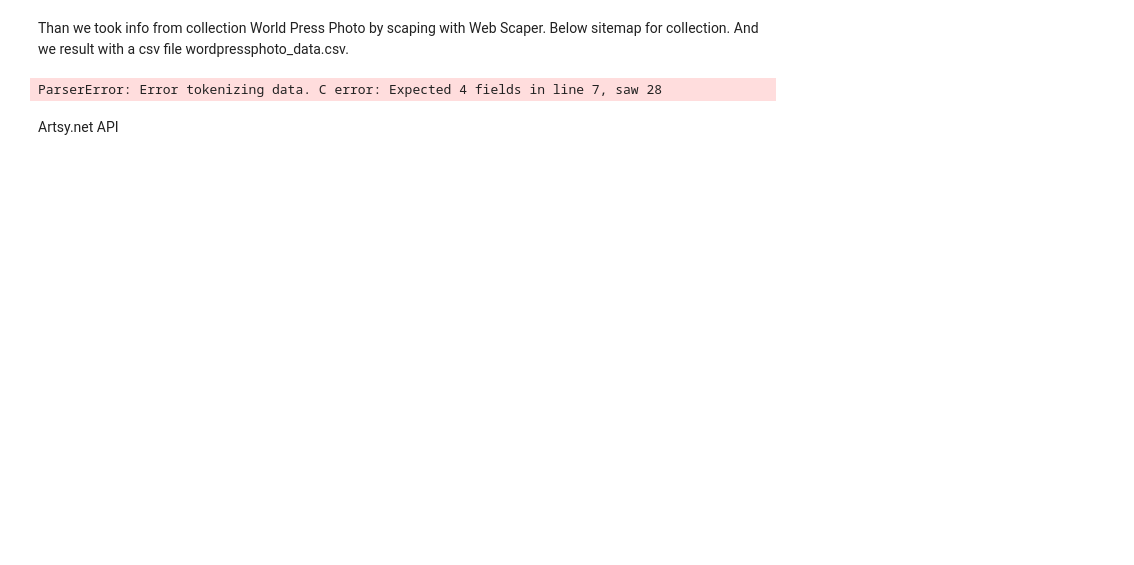
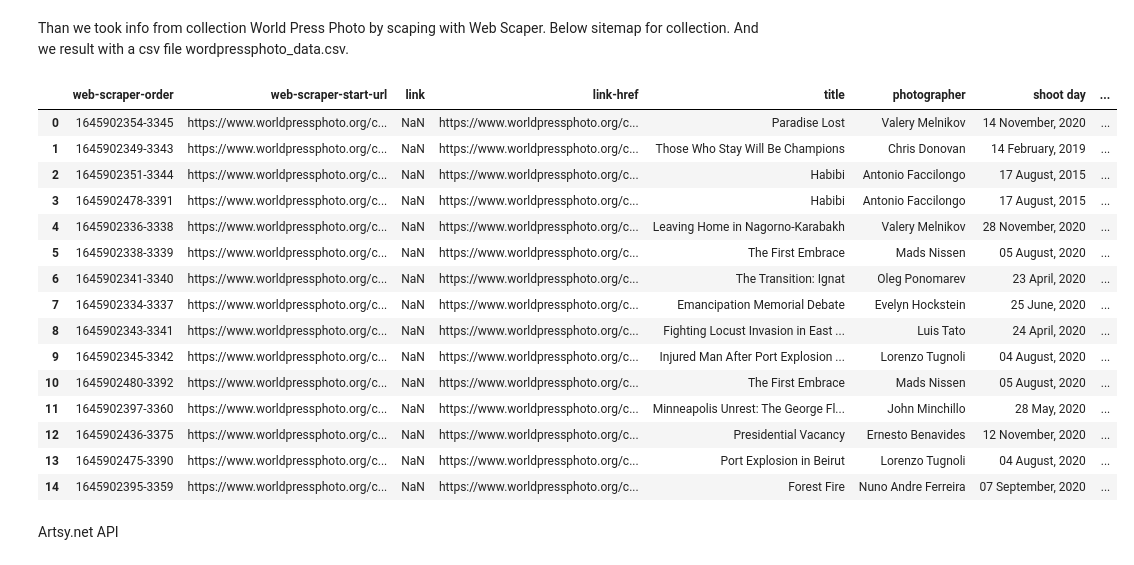
Before and after one commit to GiuliaVenditti/DigiatalStoryTelling, a Jupyter notebook: photo-notebook copy.ipynb, the cells around one changed output. Cells and saved outputs as stored; diff of their text form; code cells hidden in the pictures; blank space fills up the shorter version.

```diff
--- a/photo-notebook copy.ipynb
+++ b/photo-notebook copy.ipynb
@@ -154,8 +151,25 @@ sitemap = '{"_id":"wordpressphoto","startUrl":["https://www.worldpressphoto.org/
-
-df = pd.read_csv("wordpressphoto_data.csv")
-
-df.head(15)
-# %% [output]
-ParserError: Error tokenizing data. C error: Expected 4 fields in line 7, saw 28
+# %%
+import pandas as pd
+
+dataframe = pd.read_csv("wordpressphoto_data.csv", delimiter=";")
+
+dataframe.head(15)
+# %% [output]
+|  | web-scraper-order | web-scraper-start-url | link | link-href | title | photographer | shoot day | ... |
+| 0 | 1645902354-3345 | https://www.worldpressphoto.org/c... | NaN | https://www.worldpressphoto.org/c... | Paradise Lost | Valery Melnikov | 14 November, 2020 | ... |
+| 1 | 1645902349-3343 | https://www.worldpressphoto.org/c... | NaN | https://www.worldpressphoto.org/c... | Those Who Stay Will Be Champions | Chris Donovan | 14 February, 2019 | ... |
+| 2 | 1645902351-3344 | https://www.worldpressphoto.org/c... | NaN | https://www.worldpressphoto.org/c... | Habibi | Antonio Faccilongo | 17 August, 2015 | ... |
+| 3 | 1645902478-3391 | https://www.worldpressphoto.org/c... | NaN | https://www.worldpressphoto.org/c... | Habibi | Antonio Faccilongo | 17 August, 2015 | ... |
+| 4 | 1645902336-3338 | https://www.worldpressphoto.org/c... | NaN | https://www.worldpressphoto.org/c... | Leaving Home in Nagorno-Karabakh | Valery Melnikov | 28 November, 2020 | ... |
+| 5 | 1645902338-3339 | https://www.worldpressphoto.org/c... | NaN | https://www.worldpressphoto.org/c... | The First Embrace | Mads Nissen | 05 August, 2020 | ... |
+| 6 | 1645902341-3340 | https://www.worldpressphoto.org/c... | NaN | https://www.worldpressphoto.org/c... | The Transition: Ignat | Oleg Ponomarev | 23 April, 2020 | ... |
+| 7 | 1645902334-3337 | https://www.worldpressphoto.org/c... | NaN | https://www.worldpressphoto.org/c... | Emancipation Memorial Debate | Evelyn Hockstein | 25 June, 2020 | ... |
+| 8 | 1645902343-3341 | https://www.worldpressphoto.org/c... | NaN | https://www.worldpressphoto.org/c... | Fighting Locust Invasion in East ... | Luis Tato | 24 April, 2020 | ... |
+| 9 | 1645902345-3342 | https://www.worldpressphoto.org/c... | NaN | https://www.worldpressphoto.org/c... | Injured Man After Port Explosion ... | Lorenzo Tugnoli | 04 August, 2020 | ... |
+| 10 | 1645902480-3392 | https://www.worldpressphoto.org/c... | NaN | https://www.worldpressphoto.org/c... | The First Embrace | Mads Nissen | 05 August, 2020 | ... |
+| 11 | 1645902397-3360 | https://www.worldpressphoto.org/c... | NaN | https://www.worldpressphoto.org/c... | Minneapolis Unrest: The George Fl... | John Minchillo | 28 May, 2020 | ... |
+| 12 | 1645902436-3375 | https://www.worldpressphoto.org/c... | NaN | https://www.worldpressphoto.org/c... | Presidential Vacancy | Ernesto Benavides | 12 November, 2020 | ... |
+| 13 | 1645902475-3390 | https://www.worldpressphoto.org/c... | NaN | https://www.worldpressphoto.org/c... | Port Explosion in Beirut | Lorenzo Tugnoli | 04 August, 2020 | ... |
+| 14 | 1645902395-3359 | https://www.worldpressphoto.org/c... | NaN | https://www.worldpressphoto.org/c... | Forest Fire | Nuno Andre Ferreira | 07 September, 2020 | ... |
 # %% [markdown]
 Artsy.net API
```
Also changed, not shown: parts of 9 cells of this notebook, 2 other files.
